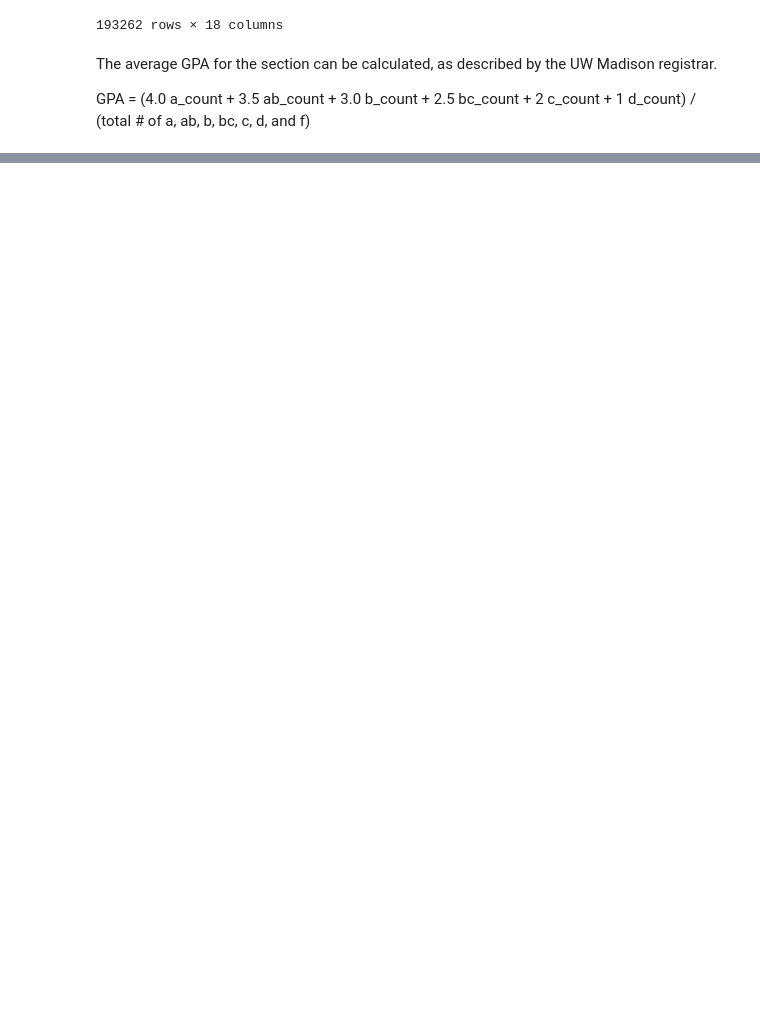
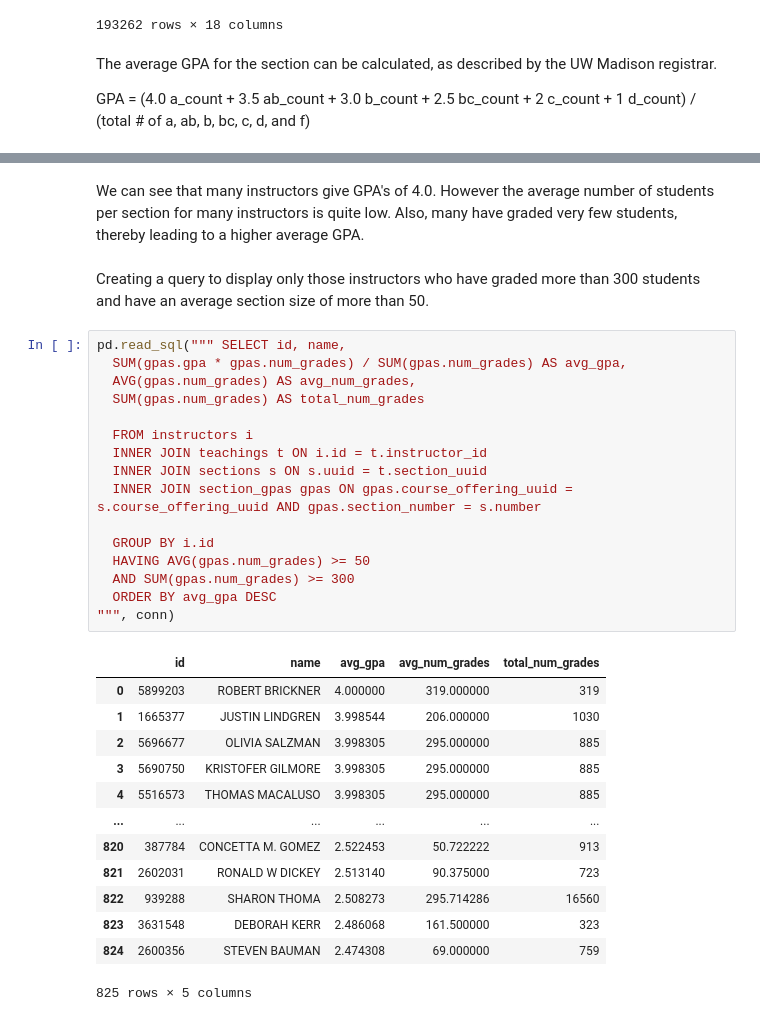
Before and after one commit to crypticrk/UW-Madsion-Dataset-Analysis, a Jupyter notebook: UW Madison Dataset Analyis.ipynb, the cells around one changed output, grey strips where cells are left out. Saved outputs shown, nothing was run; the diff lists cells and outputs as text; blank space fills up the shorter version.

```diff
--- a/UW Madison Dataset Analyis.ipynb
+++ b/UW Madison Dataset Analyis.ipynb
@@ -687,0 +732,34 @@ cursor.execute("""
+# %% [markdown]
+We can see that many instructors give GPA's of 4.0. However the average number of students per section for many instructors is quite low. Also, many have graded very few students, thereby leading to a higher average GPA.
+# %% [markdown]
+Creating a query to display only those instructors who have graded more than 300 students and have an average section size of more than 50.
+# %%
+pd.read_sql(""" SELECT id, name,
+  SUM(gpas.gpa * gpas.num_grades) / SUM(gpas.num_grades) AS avg_gpa,
+  AVG(gpas.num_grades) AS avg_num_grades,
+  SUM(gpas.num_grades) AS total_num_grades
+
+  FROM instructors i
+  INNER JOIN teachings t ON i.id = t.instructor_id
+  INNER JOIN sections s ON s.uuid = t.section_uuid
+  INNER JOIN section_gpas gpas ON gpas.course_offering_uuid = s.course_offering_uuid AND gpas.section_number = s.number
+
+  GROUP BY i.id
+  HAVING AVG(gpas.num_grades) >= 50
+  AND SUM(gpas.num_grades) >= 300
+  ORDER BY avg_gpa DESC
+""", conn)
+# %% [output]
+|  | id | name | avg_gpa | avg_num_grades | total_num_grades |
+| 0 | 5899203 | ROBERT BRICKNER | 4.000000 | 319.000000 | 319 |
+| 1 | 1665377 | JUSTIN LINDGREN | 3.998544 | 206.000000 | 1030 |
+| 2 | 5696677 | OLIVIA SALZMAN | 3.998305 | 295.000000 | 885 |
+| 3 | 5690750 | KRISTOFER GILMORE | 3.998305 | 295.000000 | 885 |
+| 4 | 5516573 | THOMAS MACALUSO | 3.998305 | 295.000000 | 885 |
+| ... | ... | ... | ... | ... | ... |
+| 820 | 387784 | CONCETTA M. GOMEZ | 2.522453 | 50.722222 | 913 |
+| 821 | 2602031 | RONALD W DICKEY | 2.513140 | 90.375000 | 723 |
+| 822 | 939288 | SHARON THOMA | 2.508273 | 295.714286 | 16560 |
+| 823 | 3631548 | DEBORAH KERR | 2.486068 | 161.500000 | 323 |
+| 824 | 2600356 | STEVEN BAUMAN | 2.474308 | 69.000000 | 759 |
+825 rows × 5 columns
```
Also changed, not shown: parts of 4 cells of this notebook.
